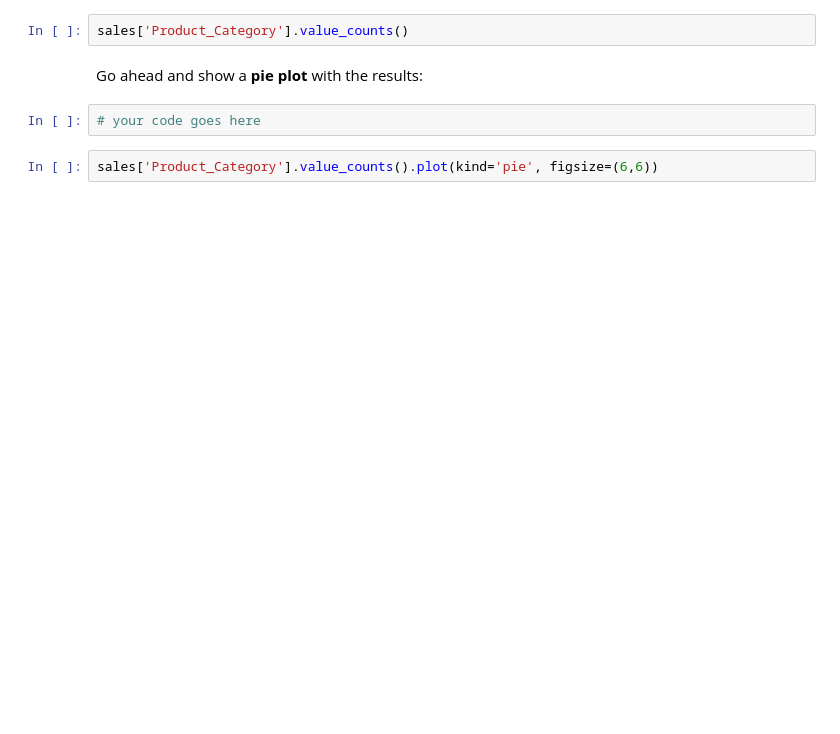
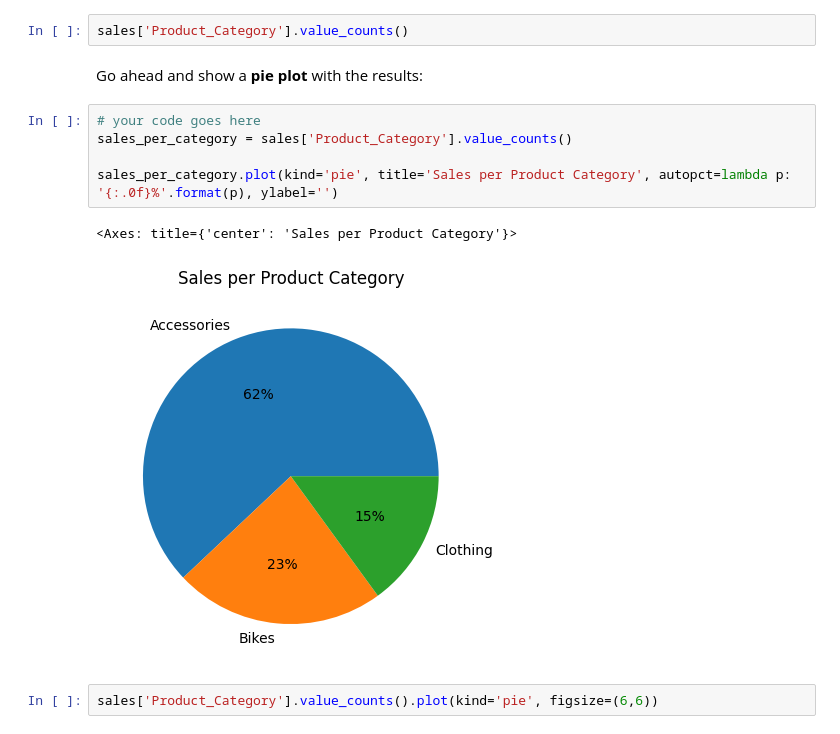
Before and after one commit to myllah/freecodecamp_data_analysis_with_python, a Jupyter notebook: 02 - Data Analysis Example A/Exercises_1.ipynb, the cells around one changed output. Saved outputs shown, nothing was run; the diff lists cells and outputs as text; blank space fills up the shorter version.

```diff
--- a/02 - Data Analysis Example A/Exercises_1.ipynb
+++ b/02 - Data Analysis Example A/Exercises_1.ipynb
@@ -396,8 +439,14 @@ france_states.plot(kind='bar', figsize=(14,6))
 sales['Product_Category'].value_counts()
 # %% [markdown]
 Go ahead and show a <b>pie plot</b> with the results:
-# %%
-# your code goes here
+# %%
+# your code goes here
+sales_per_category = sales['Product_Category'].value_counts()
+
+sales_per_category.plot(kind='pie', title='Sales per Product Category', autopct=lambda p: '{:.0f}%'.format(p), ylabel='')
+# %% [output]
+<Axes: title={'center': 'Sales per Product Category'}>
+[figure, added]
 # %%
 sales['Product_Category'].value_counts().plot(kind='pie', figsize=(6,6))
 # %% [markdown]
```
Also changed, not shown: parts of 14 cells of this notebook.
